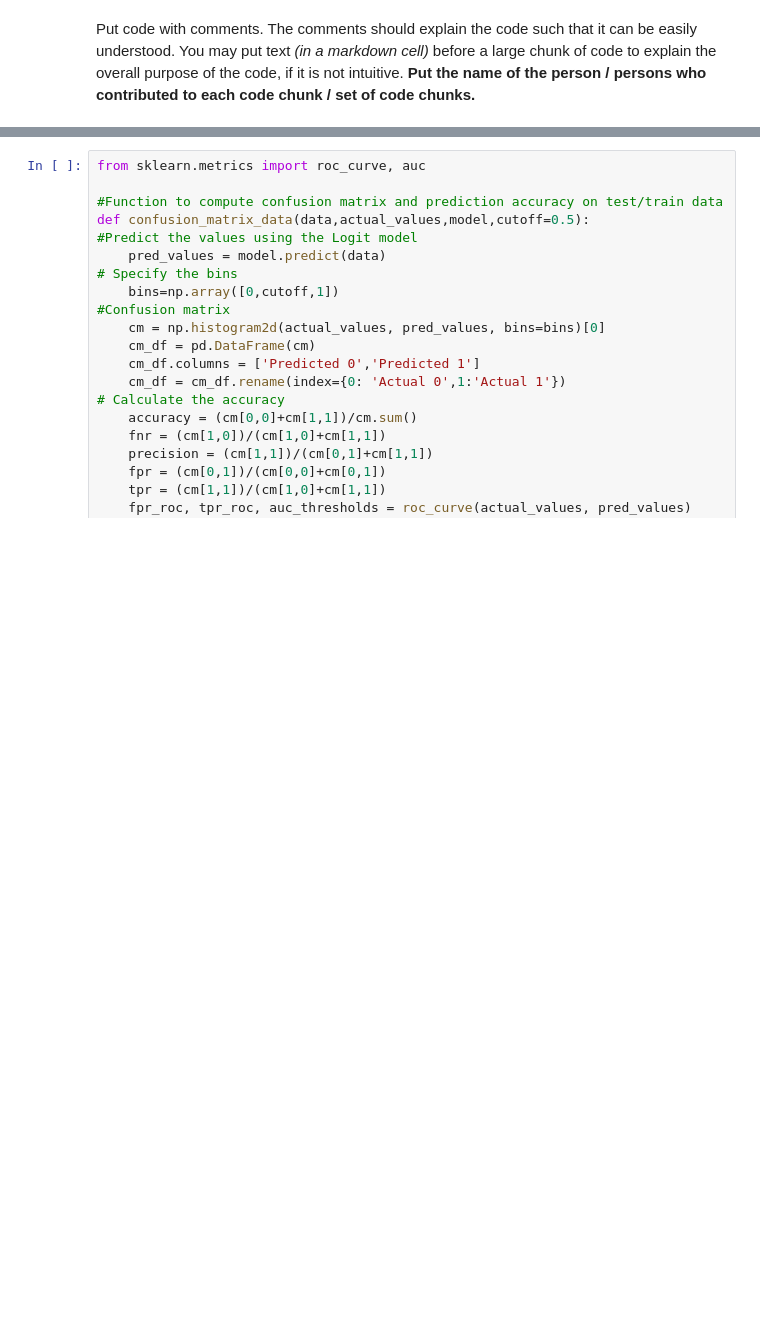
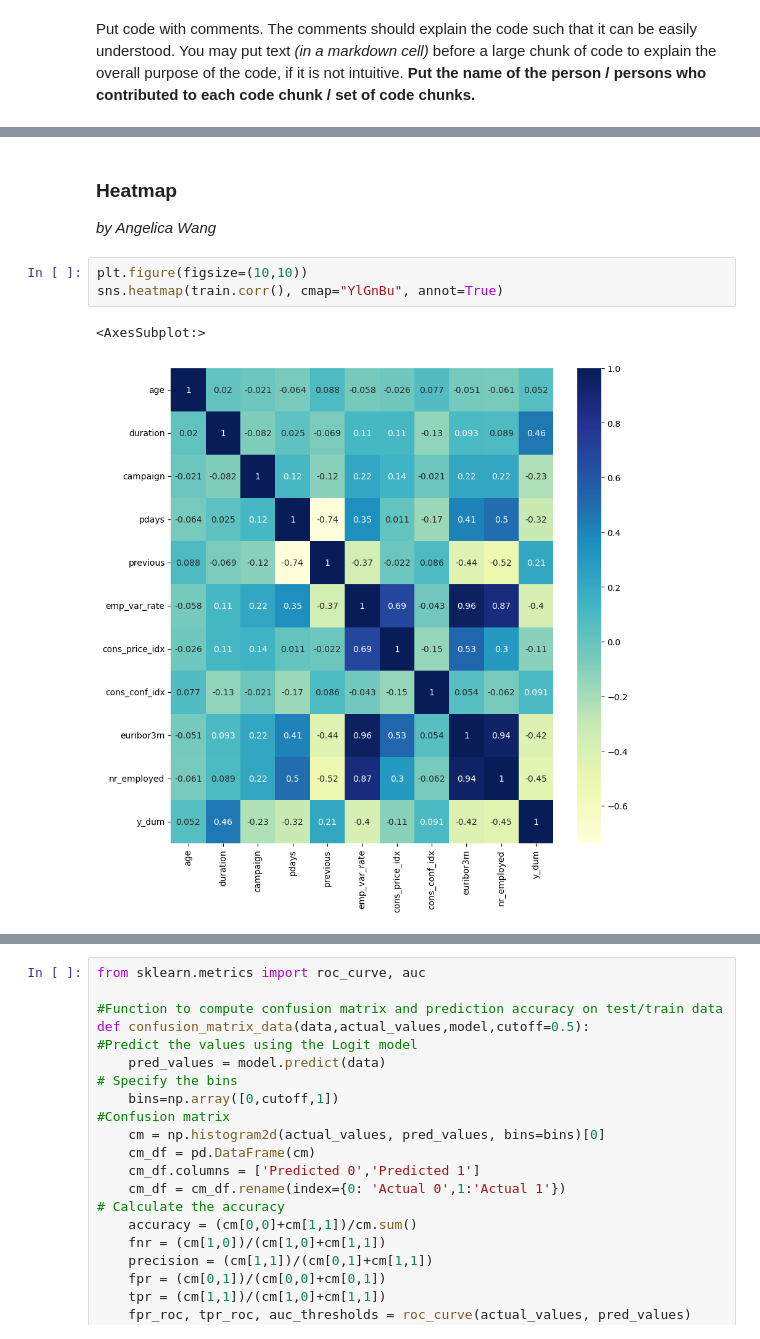
Before and after one commit to carriezeng6443/STAT-303-2-MAAC-Project, a Jupyter notebook: MAAC_Code.ipynb, the cells around one changed output, grey strips where cells are left out. Cells and saved outputs as stored; diff of their text form; blank space fills up the shorter version.

```diff
--- a/MAAC_Code.ipynb
+++ b/MAAC_Code.ipynb
@@ -157,0 +268,9 @@ Put code with comments. The comments should explain the code such that it can be
+# %% [markdown]
+### Heatmap
+*by Angelica Wang*
+# %%
+plt.figure(figsize=(10,10))
+sns.heatmap(train.corr(), cmap="YlGnBu", annot=True)
+# %% [output]
+<AxesSubplot:>
+[figure, added]
```
Also changed, not shown: parts of 43 cells of this notebook, 1 other file.
